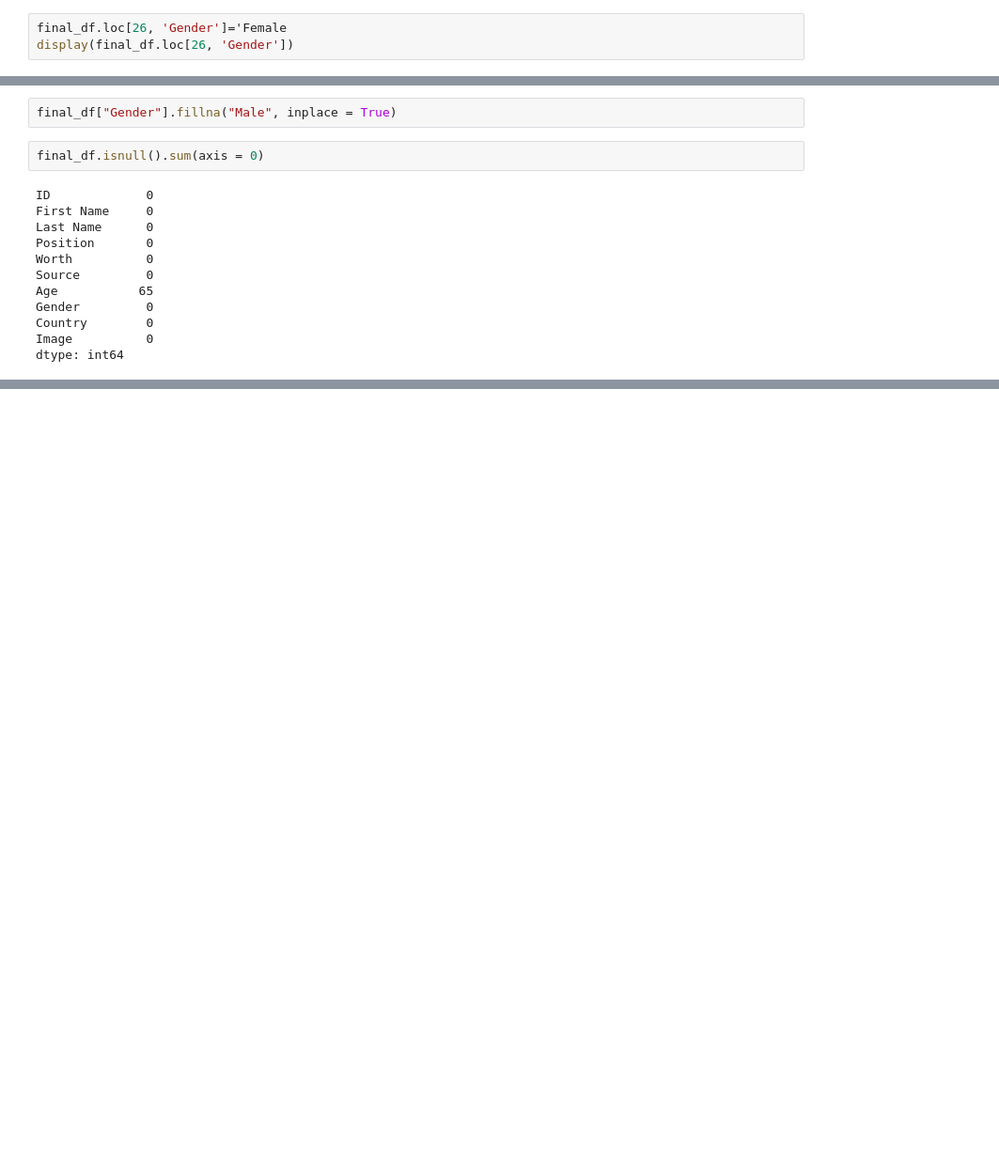
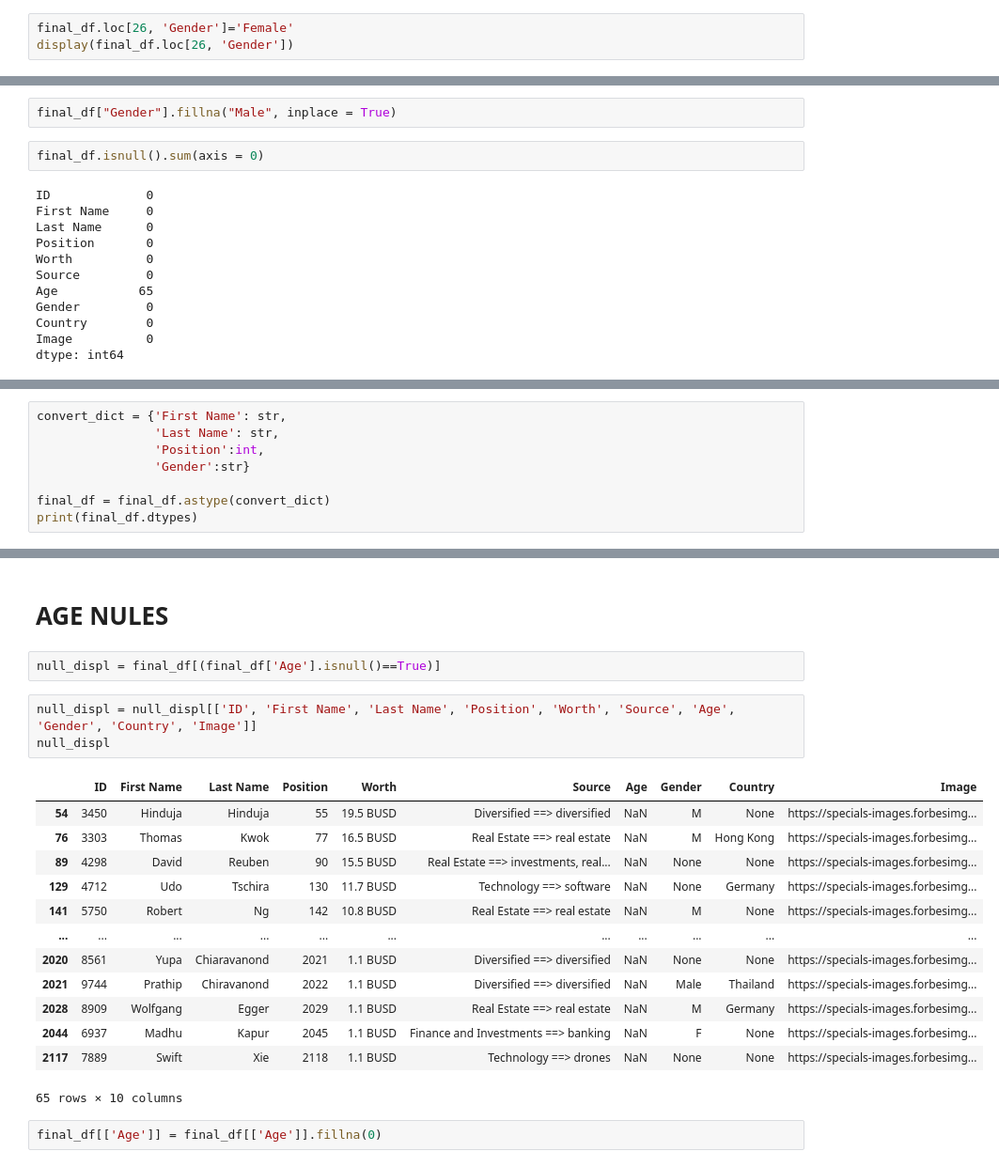
Before and after one commit to sbraca/Ironhack-Module-1-Project-hatching, a Jupyter notebook: notebook2.ipynb, the cells around one changed output, grey strips where cells are left out. Shown at 94% size. Drawn from its saved outputs; the diff is of its cells as text; blank space fills up the shorter version.

Commit message:
Age column cleaned but nan

```diff
--- a/notebook2.ipynb
+++ b/notebook2.ipynb
@@ -85,5 +87,5 @@ final_df.loc[26, 'Gender'].replace('NaN', 'Female')
 # %%
-final_df.loc[26, 'Gender']='Female
+final_df.loc[26, 'Gender']='Female'
 display(final_df.loc[26, 'Gender'])
 # %% [output]
 'Female'
@@ -118,0 +153,8 @@ dtype: int64
+# %%
+convert_dict = {'First Name': str,
+                'Last Name': str,
+                'Position':int,
+                'Gender':str}
+
+final_df = final_df.astype(convert_dict)
+print(final_df.dtypes)
@@ -118,0 +173,23 @@ dtype: int64
+# %% [markdown]
+# AGE NULES
+# %%
+null_displ = final_df[(final_df['Age'].isnull()==True)]
+# %%
+null_displ = null_displ[['ID', 'First Name', 'Last Name', 'Position', 'Worth', 'Source', 'Age', 'Gender', 'Country', 'Image']]
+null_displ
+# %% [output]
+|  | ID | First Name | Last Name | Position | Worth | Source | Age | Gender | Country | Image |
+| 54 | 3450 | Hinduja | Hinduja | 55 | 19.5 BUSD | Diversified ==> diversified | NaN | M | None | https://specials-images.forbesimg... |
+| 76 | 3303 | Thomas | Kwok | 77 | 16.5 BUSD | Real Estate ==> real estate | NaN | M | Hong Kong | https://specials-images.forbesimg... |
+| 89 | 4298 | David | Reuben | 90 | 15.5 BUSD | Real Estate ==> investments, real... | NaN | None | None | https://specials-images.forbesimg... |
+| 129 | 4712 | Udo | Tschira | 130 | 11.7 BUSD | Technology ==> software | NaN | None | Germany | https://specials-images.forbesimg... |
+| 141 | 5750 | Robert | Ng | 142 | 10.8 BUSD | Real Estate ==> real estate | NaN | M | None | https://specials-images.forbesimg... |
+| ... | ... | ... | ... | ... | ... | ... | ... | ... | ... | ... |
+| 2020 | 8561 | Yupa | Chiaravanond | 2021 | 1.1 BUSD | Diversified ==> diversified | NaN | None | None | https://specials-images.forbesimg... |
+| 2021 | 9744 | Prathip | Chiravanond | 2022 | 1.1 BUSD | Diversified ==> diversified | NaN | Male | Thailand | https://specials-images.forbesimg... |
+| 2028 | 8909 | Wolfgang | Egger | 2029 | 1.1 BUSD | Real Estate ==> real estate | NaN | M | Germany | https://specials-images.forbesimg... |
+| 2044 | 6937 | Madhu | Kapur | 2045 | 1.1 BUSD | Finance and Investments ==> banking | NaN | F | None | https://specials-images.forbesimg... |
+| 2117 | 7889 | Swift | Xie | 2118 | 1.1 BUSD | Technology ==> drones | NaN | None | None | https://specials-images.forbesimg... |
+65 rows × 10 columns
+# %%
+final_df[['Age']] = final_df[['Age']].fillna(0)
```
Also changed, not shown: parts of 34 cells of this notebook.
